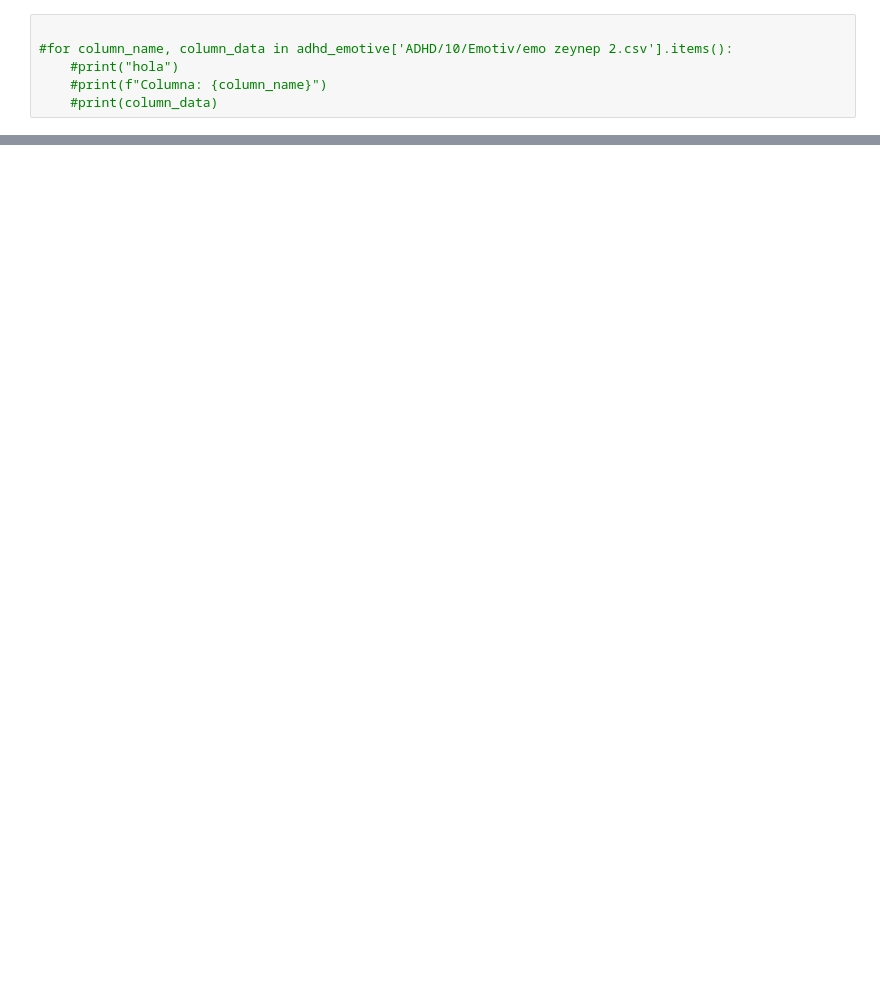
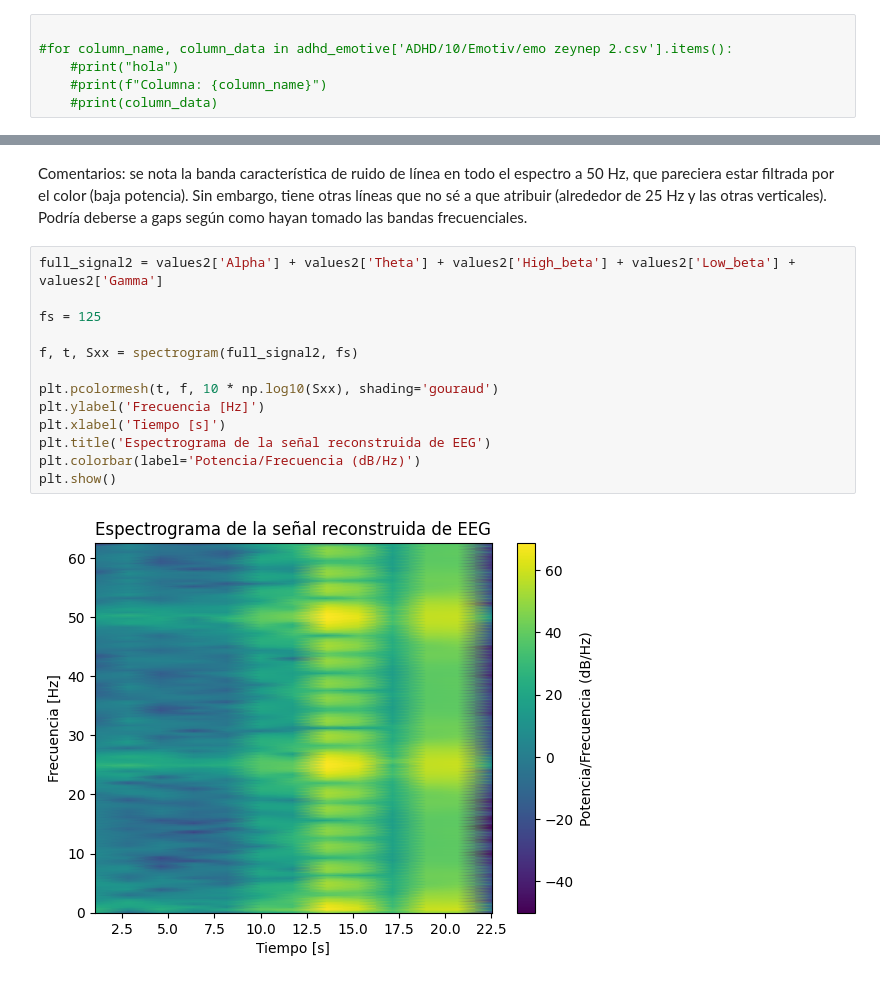
Before and after one commit to franitaa/ADHD-EEG-Game, a Jupyter notebook: ADHD_EEG_Game.ipynb, the cells around one changed output, grey strips where cells are left out. Saved outputs shown, nothing was run; the diff lists cells and outputs as text; blank space fills up the shorter version.

```diff
--- a/ADHD_EEG_Game.ipynb
+++ b/ADHD_EEG_Game.ipynb
@@ -170,0 +209,17 @@ PCA Components:
+# %% [markdown]
+Comentarios: se nota la banda característica de ruido de línea en todo el espectro a 50 Hz, que pareciera estar filtrada por el color (baja potencia). Sin embargo, tiene otras líneas que no sé a que atribuir (alrededor de 25 Hz y las otras verticales). Podría deberse a gaps según como hayan tomado las bandas frecuenciales.
+# %%
+full_signal2 = values2['Alpha'] + values2['Theta'] + values2['High_beta'] + values2['Low_beta'] + values2['Gamma']
+
+fs = 125
+
+f, t, Sxx = spectrogram(full_signal2, fs)
+
+plt.pcolormesh(t, f, 10 * np.log10(Sxx), shading='gouraud')
+plt.ylabel('Frecuencia [Hz]')
+plt.xlabel('Tiempo [s]')
+plt.title('Espectrograma de la señal reconstruida de EEG')
+plt.colorbar(label='Potencia/Frecuencia (dB/Hz)')
+plt.show()
+# %% [output]
+[figure, added]
```
Also changed, not shown: parts of 17 cells of this notebook.
